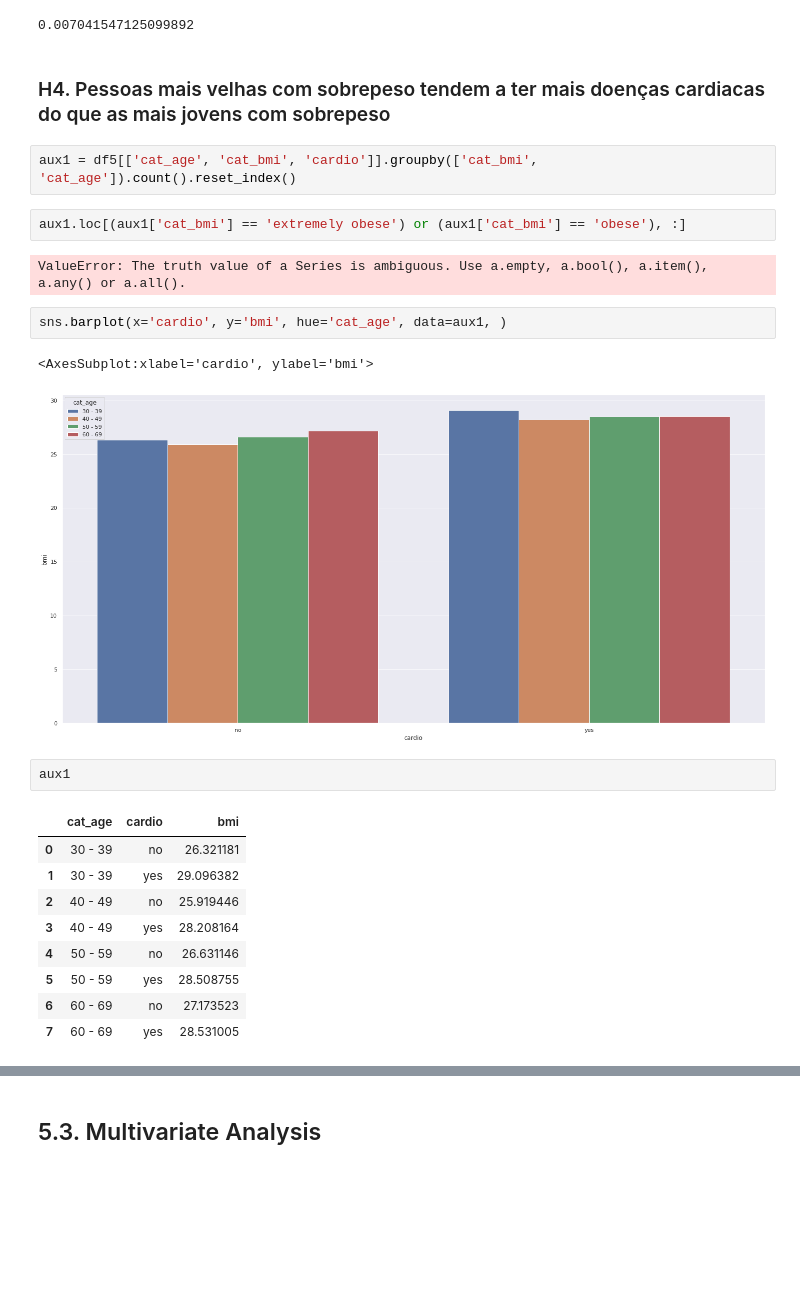
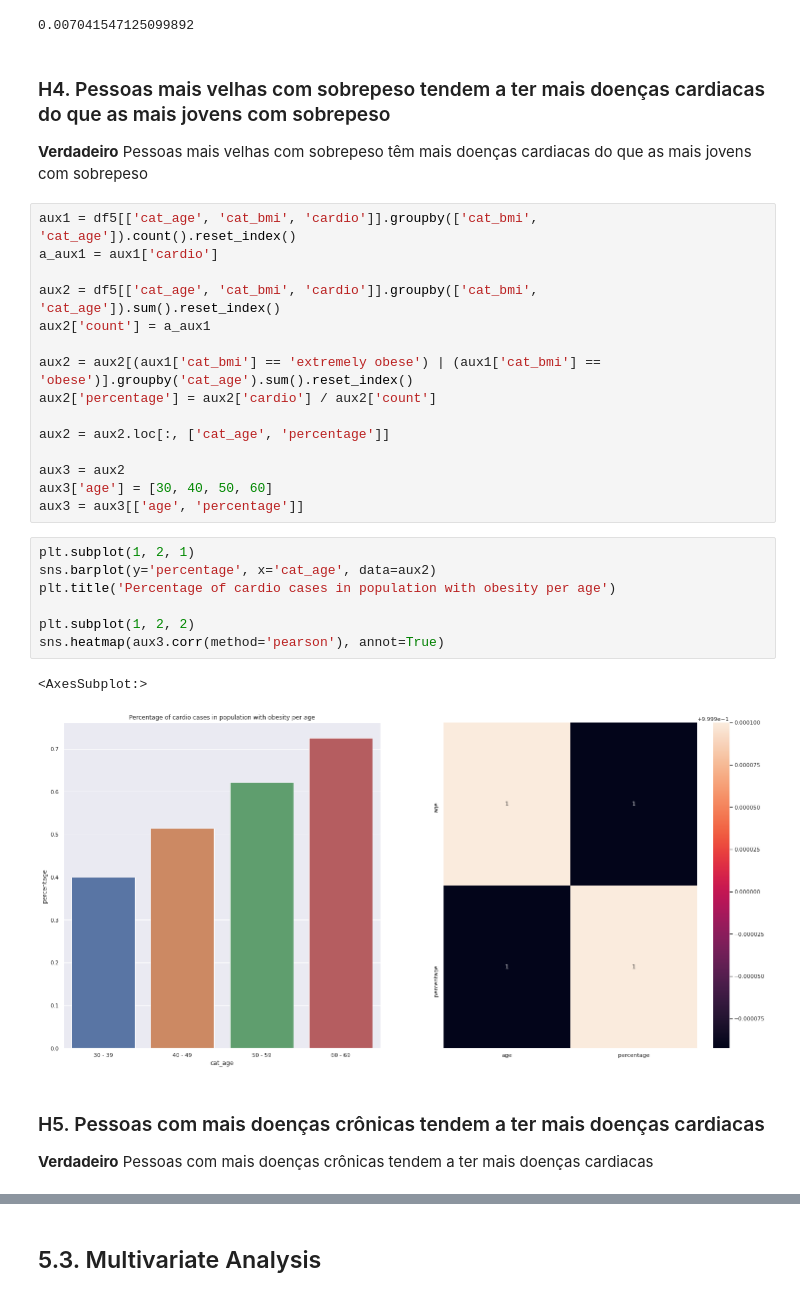
Before and after one commit to tadeucbm/cardio_catch_diseases, a Jupyter notebook: cardio_catch_diseases.ipynb, the cells around one changed output, grey strips where cells are left out. Cells and saved outputs as stored; diff of their text form; blank space fills up the shorter version.

```diff
--- a/cardio_catch_diseases.ipynb
+++ b/cardio_catch_diseases.ipynb
@@ -725,26 +722,32 @@ cramer_v(df5['gender'], df5['cardio'])
 0.007041547125099892
 # %% [markdown]
 ### H4. Pessoas mais velhas com sobrepeso tendem a ter mais doenças cardiacas do que as mais jovens com sobrepeso
+**Verdadeiro** Pessoas mais velhas com sobrepeso têm mais doenças cardiacas do que as mais jovens com sobrepeso
 # %%
 aux1 = df5[['cat_age', 'cat_bmi', 'cardio']].groupby(['cat_bmi', 'cat_age']).count().reset_index()
+a_aux1 = aux1['cardio']
+
+aux2 = df5[['cat_age', 'cat_bmi', 'cardio']].groupby(['cat_bmi', 'cat_age']).sum().reset_index()
+aux2['count'] = a_aux1
+
+aux2 = aux2[(aux1['cat_bmi'] == 'extremely obese') | (aux1['cat_bmi'] == 'obese')].groupby('cat_age').sum().reset_index()
+aux2['percentage'] = aux2['cardio'] / aux2['count']
+
+aux2 = aux2.loc[:, ['cat_age', 'percentage']]
+
+aux3 = aux2
+aux3['age'] = [30, 40, 50, 60]
+aux3 = aux3[['age', 'percentage']]
-# %%
-aux1.loc[(aux1['cat_bmi'] == 'extremely obese') or (aux1['cat_bmi'] == 'obese'), :]
-# %% [output]
-ValueError: The truth value of a Series is ambiguous. Use a.empty, a.bool(), a.item(), a.any() or a.all().
-# %%
-sns.barplot(x='cardio', y='bmi', hue='cat_age', data=aux1, )
-# %% [output]
-<AxesSubplot:xlabel='cardio', ylabel='bmi'>
-[figure, removed]
-# %%
-aux1
-# %% [output]
-|  | cat_age | cardio | bmi |
-| 0 | 30 - 39 | no | 26.321181 |
-| 1 | 30 - 39 | yes | 29.096382 |
-| 2 | 40 - 49 | no | 25.919446 |
-| 3 | 40 - 49 | yes | 28.208164 |
-| 4 | 50 - 59 | no | 26.631146 |
-| 5 | 50 - 59 | yes | 28.508755 |
-| 6 | 60 - 69 | no | 27.173523 |
-| 7 | 60 - 69 | yes | 28.531005 |
+# %%
+plt.subplot(1, 2, 1)
+sns.barplot(y='percentage', x='cat_age', data=aux2)
+plt.title('Percentage of cardio cases in population with obesity per age')
+
+plt.subplot(1, 2, 2)
+sns.heatmap(aux3.corr(method='pearson'), annot=True)
+# %% [output]
+<AxesSubplot:>
+[figure, added]
+# %% [markdown]
+### H5. Pessoas com mais doenças crônicas tendem a ter mais doenças cardiacas
+**Verdadeiro** Pessoas com mais doenças crônicas tendem a ter mais doenças cardiacas
```
Also changed, not shown: parts of 11 cells of this notebook.
